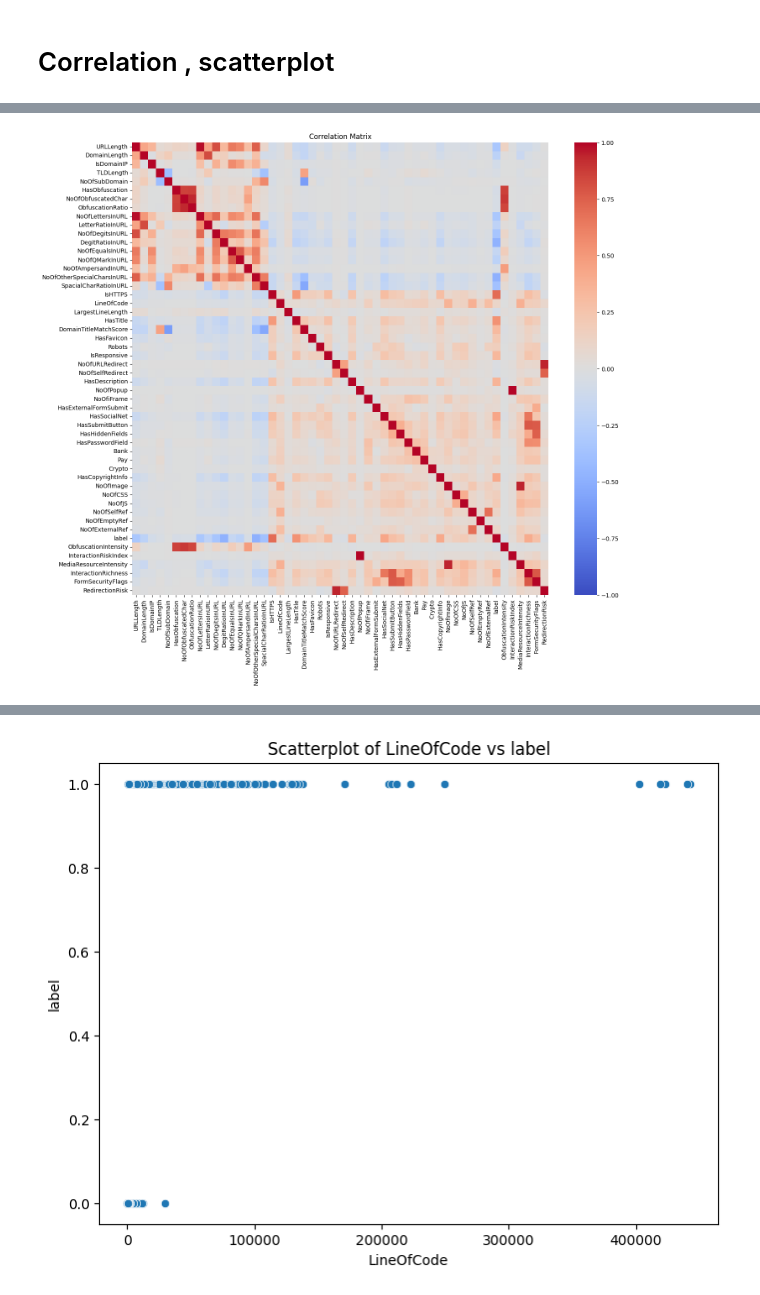
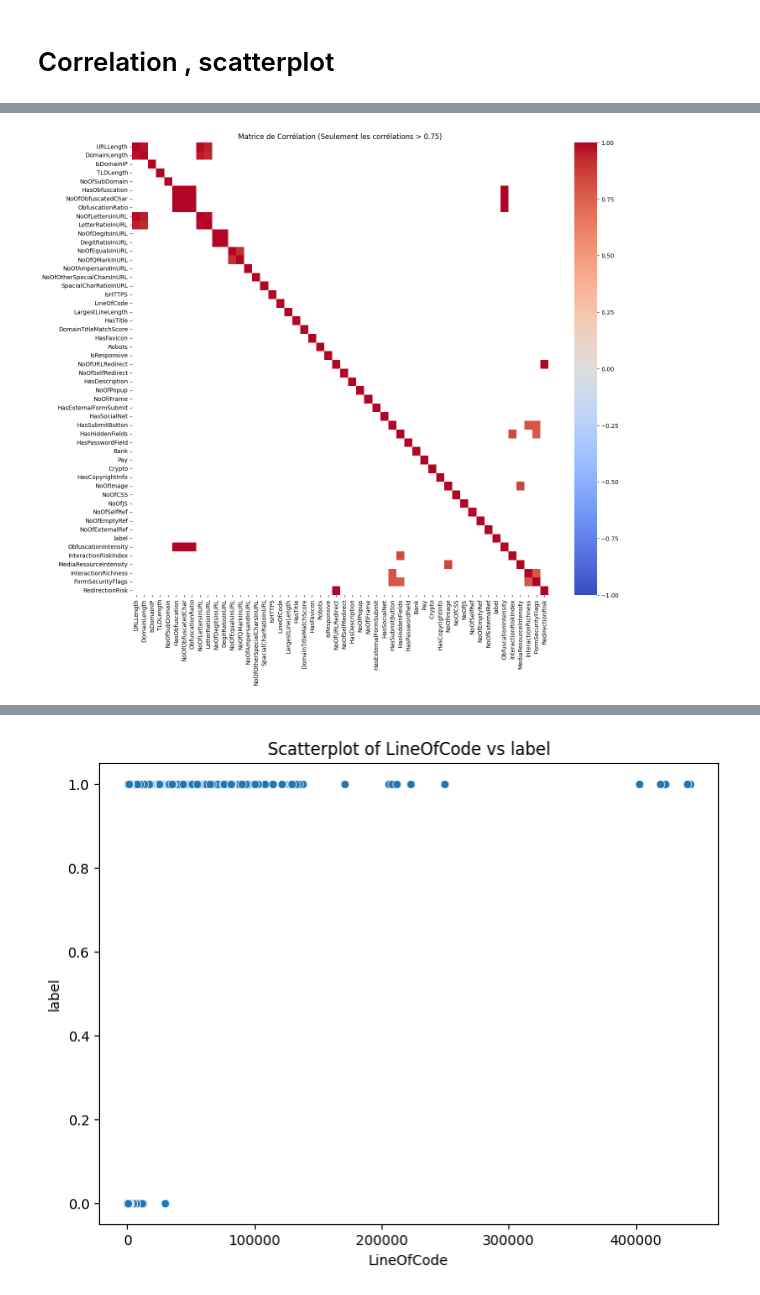
Before and after one commit to mathildadmbl/challenge2, a Jupyter notebook: challenge_2.ipynb, the cells around one changed output, grey strips where cells are left out. Drawn from its saved outputs; the diff is of its cells as text; code cells hidden in the pictures.

```diff
--- a/challenge_2.ipynb
+++ b/challenge_2.ipynb
@@ -126,3 +128,6 @@ Column 'Title' : 97459 categories and var = 823413272.206214
+# %%
+train.drop(columns=['URL', 'FILENAME', 'Title', 'Domain'], inplace=True)
+test.drop(columns=['URL', 'FILENAME', 'Title', 'Domain'], inplace=True)
 # %% [markdown]
 # Correlation , scatterplot
 # %%
@@ -130,9 +149,10 @@ dfnum = train.select_dtypes(include=['number'])
 # %%
-correlation_matrix_pearson = dfnum.corr(method='pearson')
+correlation_matrix_spearman = dfnum.corr(method='spearman')
 
+filtered_correlation_matrix = correlation_matrix_spearman.where(np.abs(correlation_matrix_spearman) > 0.75)
 plt.figure(figsize=(16, 14))
-sns.heatmap(correlation_matrix_pearson, cmap='coolwarm', vmin=-1, vmax=1)
-plt.title("Correlation Matrix")
+sns.heatmap(filtered_correlation_matrix, cmap='coolwarm', vmin=-1, vmax=1, mask=filtered_correlation_matrix.isnull())
+plt.title("Matrice de Corrélation (Seulement les corrélations > 0.75)")
 plt.show()
 # %% [output]
-[figure, old version]
+[figure, new version]
```
Also changed, not shown: parts of 11 cells of this notebook.
